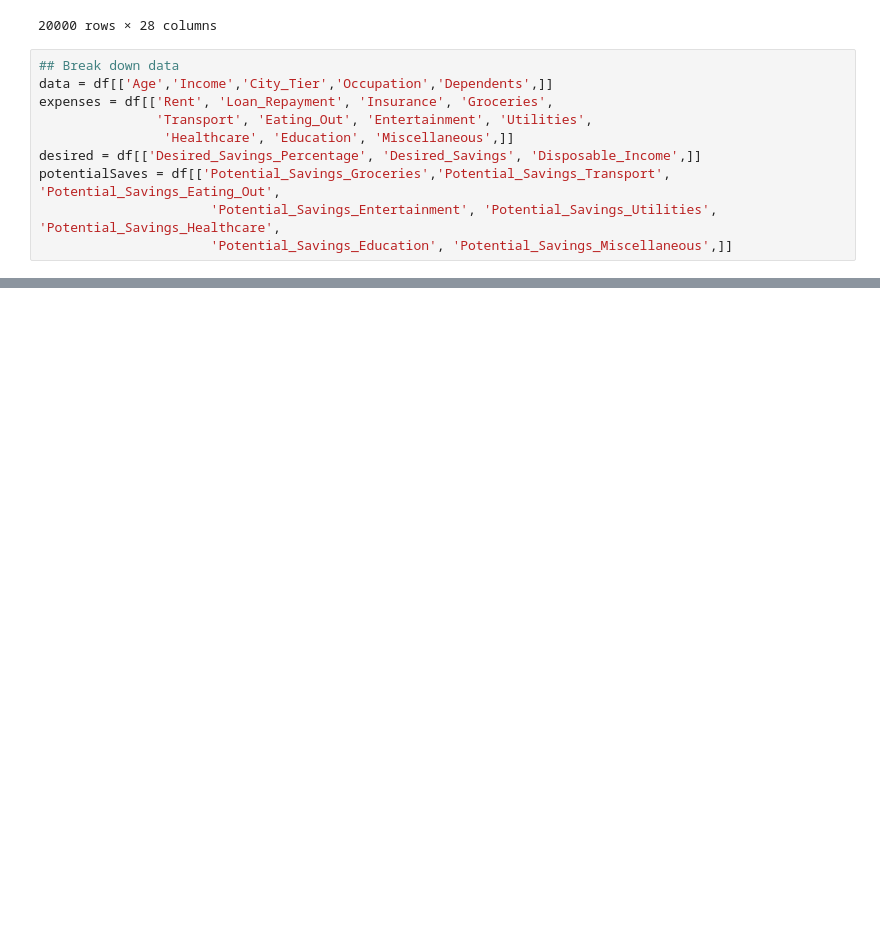
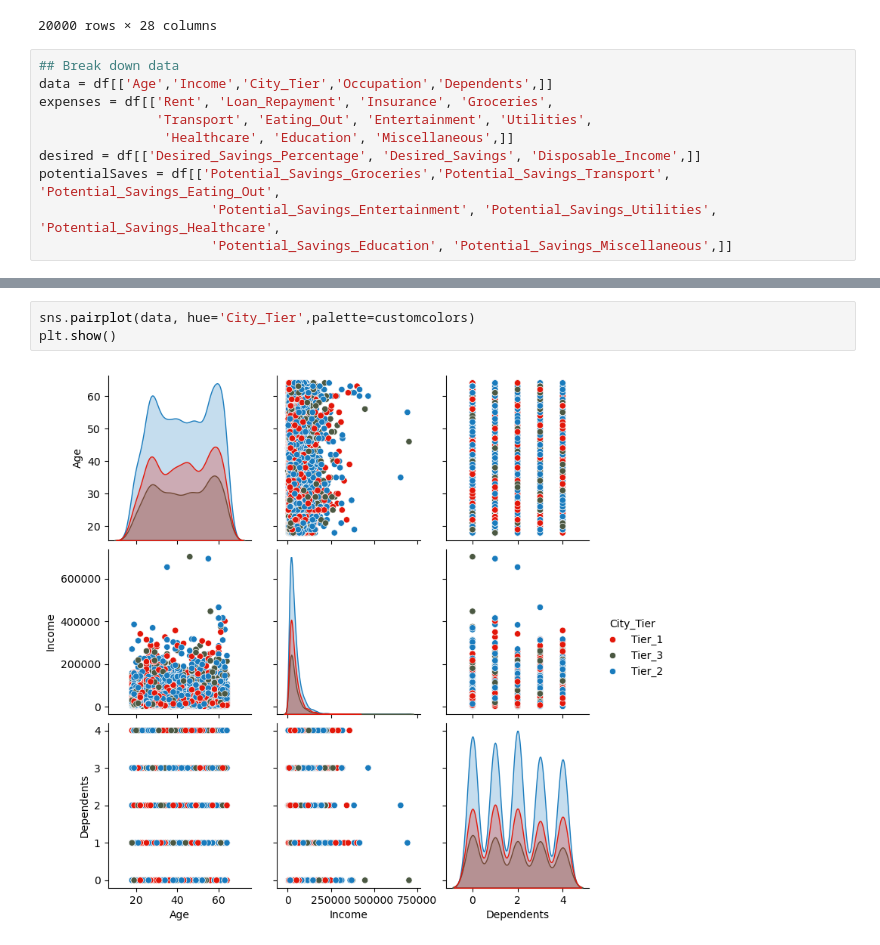
Before and after one commit to KiranJCodes/GithubProjects, a Jupyter notebook: Spening Habits/Spending Habits.ipynb, the cells around one changed output, grey strips where cells are left out. Drawn from its saved outputs; the diff is of its cells as text; blank space fills up the shorter version.

```diff
--- a/Spening Habits/Spending Habits.ipynb
+++ b/Spening Habits/Spending Habits.ipynb
@@ -108,0 +177,5 @@ bgcolor = 'EEF0F2'
+# %%
+sns.pairplot(data, hue='City_Tier',palette=customcolors)
+plt.show()
+# %% [output]
+[figure, added]
```
Also changed, not shown: parts of 13 cells of this notebook.
